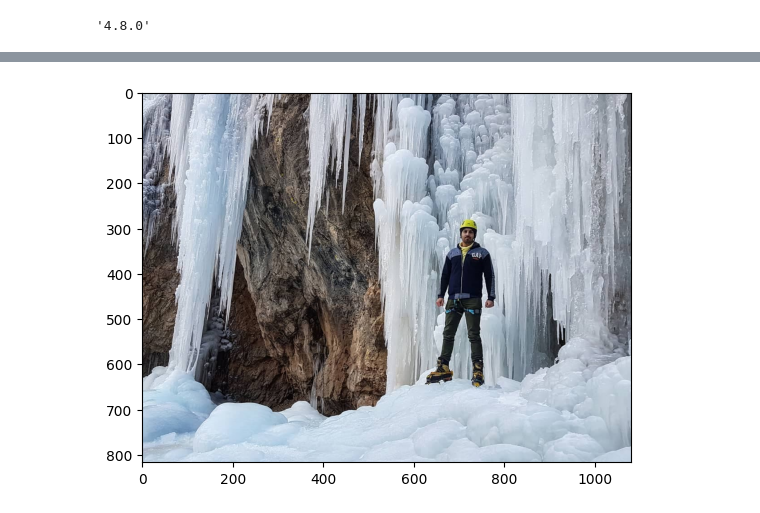
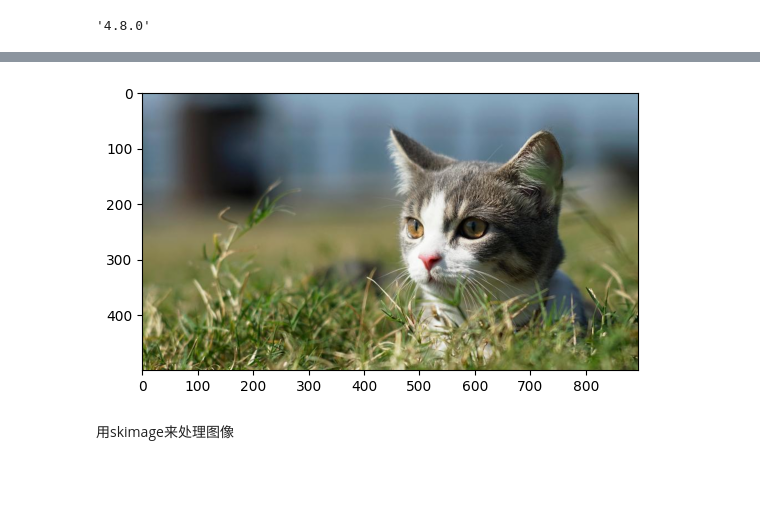
Before and after one commit to ailunguo/Test, a Jupyter notebook: Opencv_Test/Test1.ipynb, the cells around one changed output, grey strips where cells are left out. Saved outputs shown, nothing was run; the diff lists cells and outputs as text; code cells hidden in the pictures; blank space fills up the shorter version.

```diff
--- a/Opencv_Test/Test1.ipynb
+++ b/Opencv_Test/Test1.ipynb
@@ -25,9 +45,14 @@ AttributeError: ignored
+# %%
+# OpenCV加载的彩色图像处于BGR模式。但是Matplotlib以RGB模式显示。
+# 因此，如果使用OpenCV读取彩色图像，则Matplotlib中将无法正确显示彩色图像
+b,g,r = cv.split(cat)
+img2 = cv.merge([r,g,b])
+plt.imshow(img2)
+plt.show()
+# %% [output]
+[figure, added]
+# %% [markdown]
+用skimage来处理图像
 # %%
 from skimage import io
 import matplotlib.pyplot as plt
-
-image = io.imread('https://farrokhkarimi.github.io/images/gallery/modals/ice-m.jpg')
-plt.imshow(image)
-plt.show()
-# %% [output]
-[figure, removed]
```
Also changed, not shown: parts of 17 cells of this notebook.
